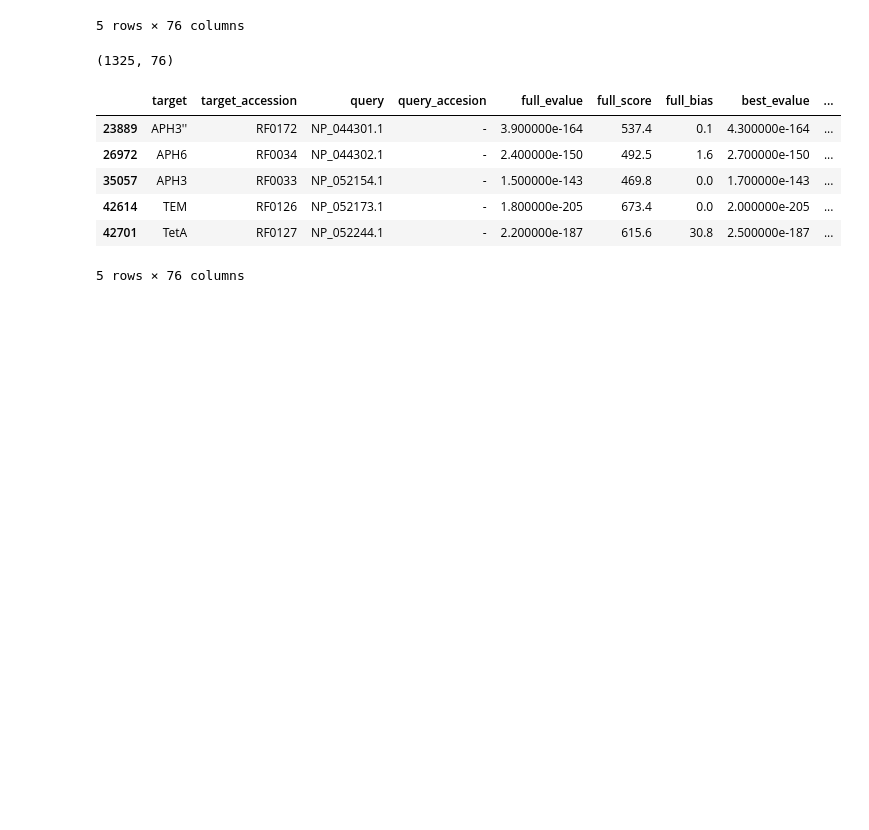
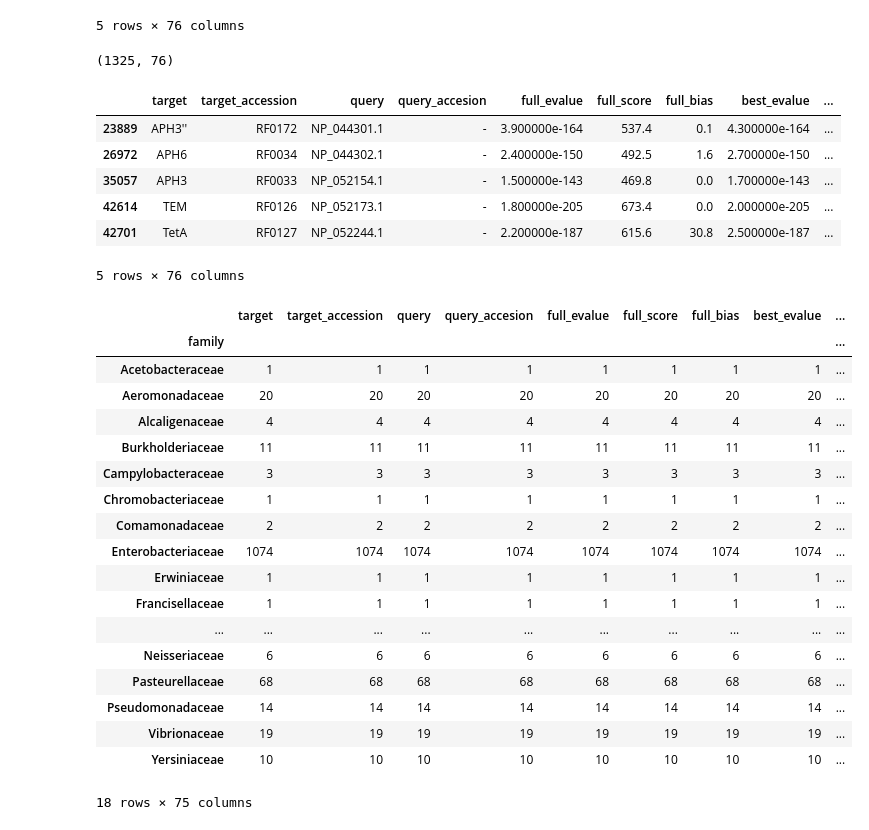
Before and after one commit to BeckResearchLab/plasmid_search, a Jupyter notebook: Plasmid.ipynb, the cells around one changed output. Drawn from its saved outputs; the diff is of its cells as text; code cells hidden in the pictures; blank space fills up the shorter version.

```diff
--- a/Plasmid.ipynb
+++ b/Plasmid.ipynb
@@ -136,0 +140,22 @@ temp.to_csv(path_or_buf='temp.tsv', sep='\t')
+# %%
+final_df.groupby('family').count()
+# %% [output]
+|  | target | target_accession | query | query_accesion | full_evalue | full_score | full_bias | best_evalue | ... |
+| family |  |  |  |  |  |  |  |  | ... |
+| Acetobacteraceae | 1 | 1 | 1 | 1 | 1 | 1 | 1 | 1 | ... |
+| Aeromonadaceae | 20 | 20 | 20 | 20 | 20 | 20 | 20 | 20 | ... |
+| Alcaligenaceae | 4 | 4 | 4 | 4 | 4 | 4 | 4 | 4 | ... |
+| Burkholderiaceae | 11 | 11 | 11 | 11 | 11 | 11 | 11 | 11 | ... |
+| Campylobacteraceae | 3 | 3 | 3 | 3 | 3 | 3 | 3 | 3 | ... |
+| Chromobacteriaceae | 1 | 1 | 1 | 1 | 1 | 1 | 1 | 1 | ... |
+| Comamonadaceae | 2 | 2 | 2 | 2 | 2 | 2 | 2 | 2 | ... |
+| Enterobacteriaceae | 1074 | 1074 | 1074 | 1074 | 1074 | 1074 | 1074 | 1074 | ... |
+| Erwiniaceae | 1 | 1 | 1 | 1 | 1 | 1 | 1 | 1 | ... |
+| Francisellaceae | 1 | 1 | 1 | 1 | 1 | 1 | 1 | 1 | ... |
+| ... | ... | ... | ... | ... | ... | ... | ... | ... | ... |
+| Neisseriaceae | 6 | 6 | 6 | 6 | 6 | 6 | 6 | 6 | ... |
+| Pasteurellaceae | 68 | 68 | 68 | 68 | 68 | 68 | 68 | 68 | ... |
+| Pseudomonadaceae | 14 | 14 | 14 | 14 | 14 | 14 | 14 | 14 | ... |
+| Vibrionaceae | 19 | 19 | 19 | 19 | 19 | 19 | 19 | 19 | ... |
+| Yersiniaceae | 10 | 10 | 10 | 10 | 10 | 10 | 10 | 10 | ... |
+18 rows × 75 columns
```
Also changed, not shown: parts of 8 cells of this notebook.
